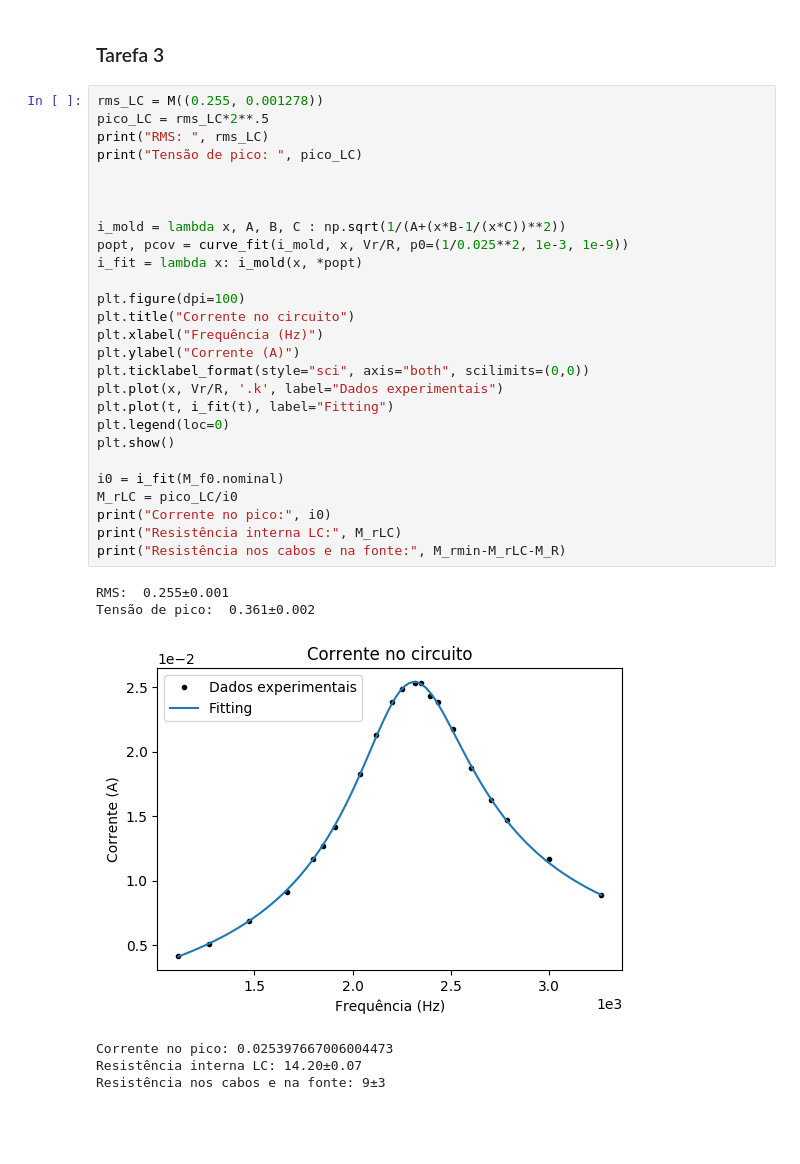
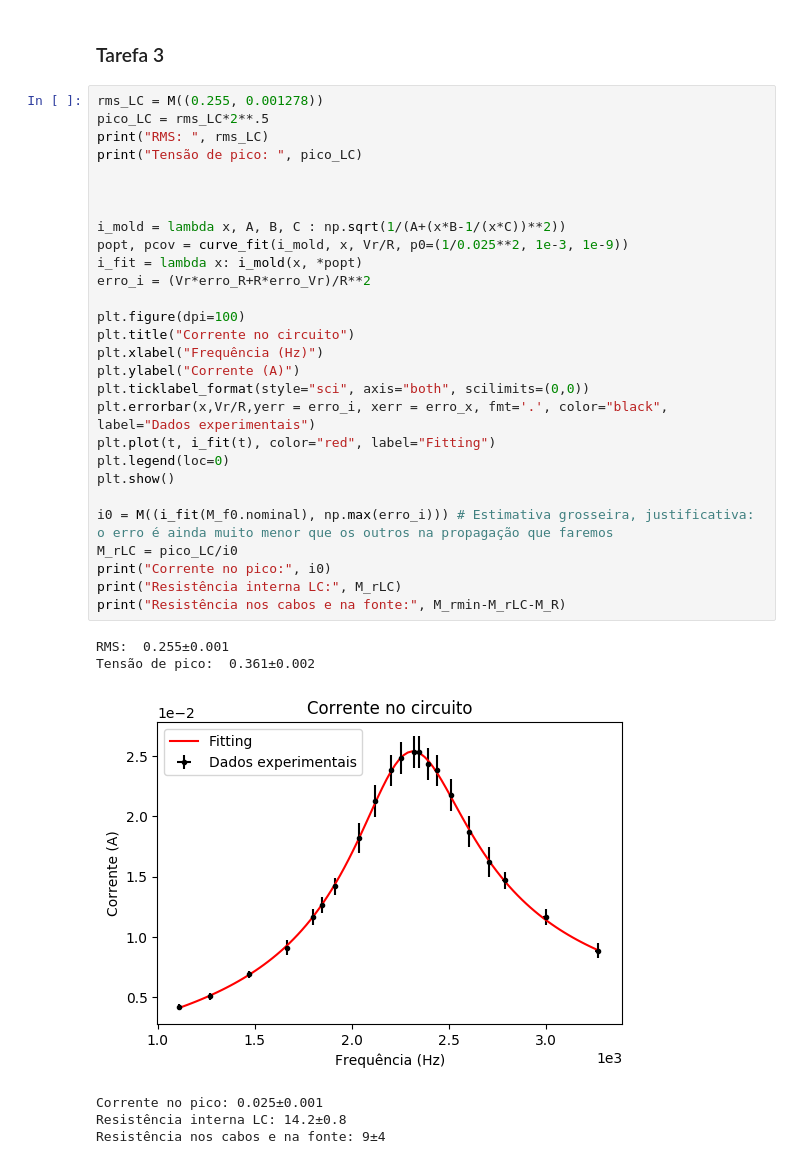
Before and after one commit to solano/lab3, a Jupyter notebook: pratica6/notebook/Analise.ipynb, the cells around one changed output. Drawn from its saved outputs; the diff is of its cells as text; blank space fills up the shorter version.

```diff
--- a/pratica6/notebook/Analise.ipynb
+++ b/pratica6/notebook/Analise.ipynb
@@ -174,37 +176,38 @@ Menor valor da impedância:  122±2
 # %%
 rms_LC = M((0.255, 0.001278))
 pico_LC = rms_LC*2**.5
 print("RMS: ", rms_LC)
 print("Tensão de pico: ", pico_LC)
 
 
 
 i_mold = lambda x, A, B, C : np.sqrt(1/(A+(x*B-1/(x*C))**2))
 popt, pcov = curve_fit(i_mold, x, Vr/R, p0=(1/0.025**2, 1e-3, 1e-9))
 i_fit = lambda x: i_mold(x, *popt)
+erro_i = (Vr*erro_R+R*erro_Vr)/R**2
 
 plt.figure(dpi=100)
 plt.title("Corrente no circuito")
 plt.xlabel("Frequência (Hz)")
 plt.ylabel("Corrente (A)")
 plt.ticklabel_format(style="sci", axis="both", scilimits=(0,0))
-plt.plot(x, Vr/R, '.k', label="Dados experimentais")
-plt.plot(t, i_fit(t), label="Fitting")
+plt.errorbar(x,Vr/R,yerr = erro_i, xerr = erro_x, fmt='.', color="black", label="Dados experimentais")
+plt.plot(t, i_fit(t), color="red", label="Fitting")
 plt.legend(loc=0)
 plt.show()
 
-i0 = i_fit(M_f0.nominal)
+i0 = M((i_fit(M_f0.nominal), np.max(erro_i))) # Estimativa grosseira, justificativa: o erro é ainda muito menor que os outros na propagação que faremos
 M_rLC = pico_LC/i0
 print("Corrente no pico:", i0)
 print("Resistência interna LC:", M_rLC)
 print("Resistência nos cabos e na fonte:", M_rmin-M_rLC-M_R)
 # %% [output]
 RMS:  0.255±0.001
 Tensão de pico:  0.361±0.002
-[figure, old version]
+[figure, new version]
-Corrente no pico: 0.025397667006004473
-Resistência interna LC: 14.20±0.07
-Resistência nos cabos e na fonte: 9±3
+Corrente no pico: 0.025±0.001
+Resistência interna LC: 14.2±0.8
+Resistência nos cabos e na fonte: 9±4
 # %% [markdown]
 ### Conclusão da Tarefa 3
 > Calculamos o ddp nos terminais do LC; fitamos a curva da corrente por frequencia para calcular a resistencia da parte LC
```
Also changed, not shown: parts of 10 cells of this notebook, 6 other files.
